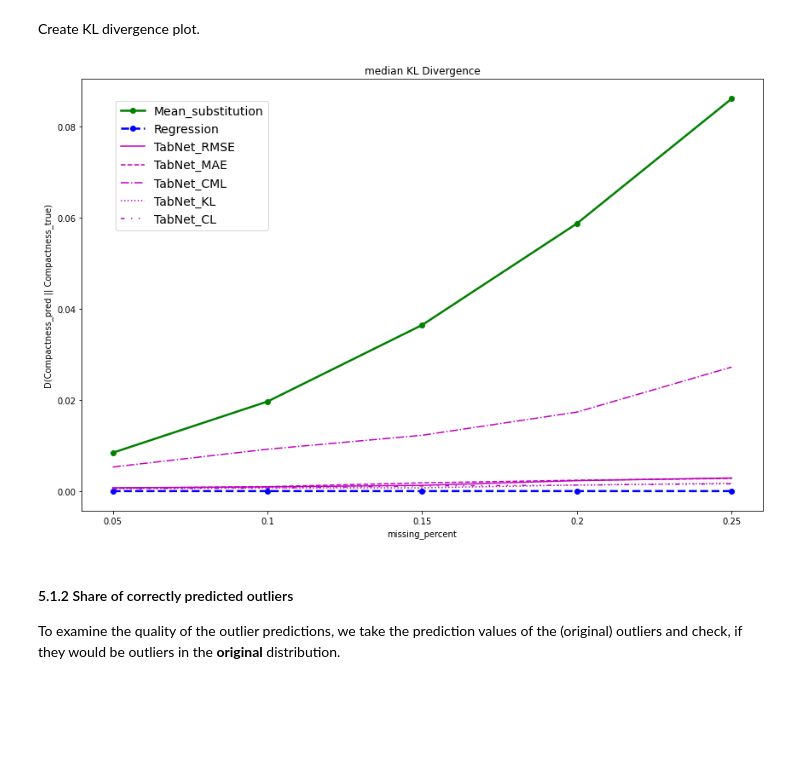
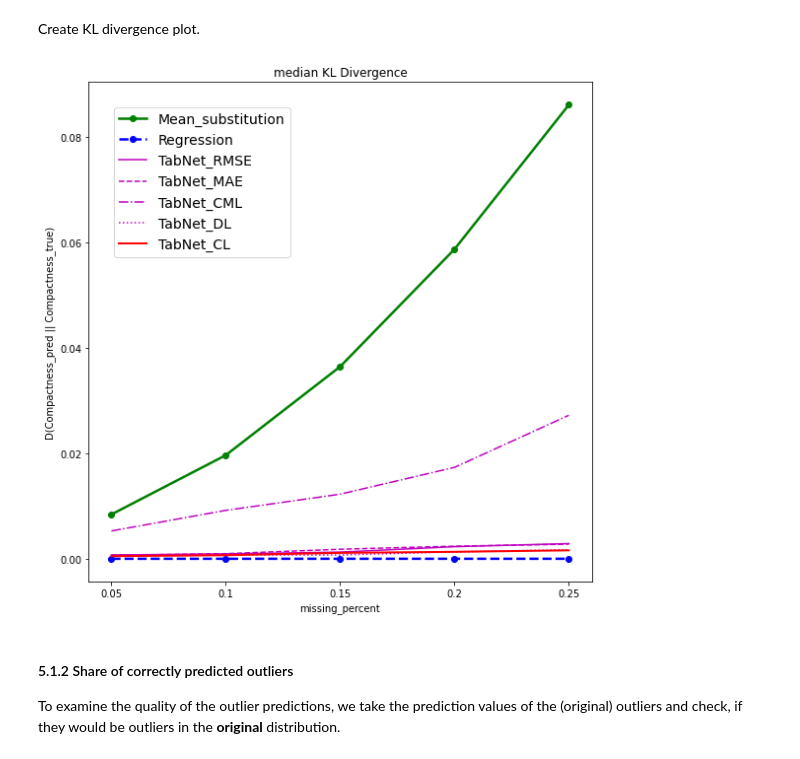
Before and after one commit to JulianH-LMU/BT_feature_learning, a Jupyter notebook: 05_Saved_Experiments/01_RQ1_Missing-percent/drybean_plots_combined/TabNet_feature_leanring_0.5.ipynb, the cells around one changed output. Saved outputs shown, nothing was run; the diff lists cells and outputs as text; code cells hidden in the pictures; blank space fills up the shorter version.

Commit message:
Presentation & Plot Update

```diff
--- a/05_Saved_Experiments/01_RQ1_Missing-percent/drybean_plots_combined/TabNet_feature_leanring_0.5.ipynb
+++ b/05_Saved_Experiments/01_RQ1_Missing-percent/drybean_plots_combined/TabNet_feature_leanring_0.5.ipynb
@@ -898,37 +898,37 @@ for loss in losses:
     data[loss]["Mean_substitution"] = {k: list(v.values()) for k,v in kl_divs[loss]["Mean_substitution"].items()}
     data[loss]["Regression"] = {k: list(v.values()) for k,v in kl_divs[loss]["Regression"].items()}
     data[loss]["TabNet"] = {k: list(v.values()) for k,v in kl_divs[loss]["TabNet"].items()}
 
-fig, ax = plt.subplots(figsize = (12,8))
+fig, ax = plt.subplots(figsize = (8,8))
 
 if variable_hyperparams:
     plt.axhline(y=[np.median(x) for x in data['rmse']["Mean_substitution"].values()], color='g', linestyle='-', linewidth=2.5)
     plt.axhline(y=[np.median(x) for x in data['rmse']["Regression"].values()], color='b', linestyle='--', linewidth=2.5)
 else:
     ax.errorbar(x = list(data['rmse']["Mean_substitution"].keys()), y = [np.median(x) for x in data['rmse']["Mean_substitution"].values()], linestyle='-', color = 'g', linewidth=2.5, fmt='o', capsize=10)
     ax.errorbar(x = list(data['rmse']["Regression"].keys()), y = [np.median(x) for x in data['rmse']["Regression"].values()],linestyle='--',  ecolor='b', color = 'b', linewidth=2.5, fmt='o', capsize=10)
 
 ax.errorbar(x = list(data['rmse']["TabNet"].keys()), y = [np.median(x) for x in data['rmse']["TabNet"].values()], linestyle='-', ecolor='m', color = 'm', linewidth=1.5, capsize=10)
 ax.errorbar(x = list(data['mae']["TabNet"].keys()), y = [np.median(x) for x in data['mae']["TabNet"].values()], linestyle='--', ecolor='m', color = 'm', linewidth=1.5, capsize=10)
 ax.errorbar(x = list(data['cml']["TabNet"].keys()), y = [np.median(x) for x in data['cml']["TabNet"].values()], linestyle='-.', ecolor='m', color = 'm', linewidth=1.5, capsize=10)
 ax.errorbar(x = list(data['kl']["TabNet"].keys()), y = [np.median(x) for x in data['kl']["TabNet"].values()], linestyle=':', ecolor='m', color = 'm', linewidth=1.5, capsize=10)
-ax.errorbar(x = list(data['cl']["TabNet"].keys()), y = [np.median(x) for x in data['cl']["TabNet"].values()], linestyle=(0, (3, 5, 1, 5, 1, 5)), ecolor='m', color = 'm', linewidth=1.5, capsize=10)
+ax.errorbar(x = list(data['cl']["TabNet"].keys()), y = [np.median(x) for x in data['cl']["TabNet"].values()], linestyle='-', ecolor='c', color = 'red', linewidth=2, capsize=10)
 
 
 
 
 plt.xlabel(f"{config['general']['experiment_variable']}")
 plt.ylabel(f"D({experiment_feature}_pred || {experiment_feature}_true)")
 plt.title("median KL Divergence")
-plt.legend(['Mean_substitution', 'Regression', 'TabNet_RMSE', 'TabNet_MAE', 'TabNet_CML', 'TabNet_KL', 'TabNet_CL'],fontsize=14, loc=(0.05, 0.65))
+plt.legend(['Mean_substitution', 'Regression', 'TabNet_RMSE', 'TabNet_MAE', 'TabNet_CML', 'TabNet_DL', 'TabNet_CL'],fontsize=14, loc=(0.05, 0.65))
 
 plt.tight_layout()
 
 if save_output:
     plt.savefig(os.path.join(plots_path, "5_kl_divergence.png"), **config["plots"])
     plt.show()
 # %% [output]
-[figure, old version]
+[figure, new version]
 # %% [markdown]
 #### 5.1.2 Share of correctly predicted outliers
 To examine the quality of the outlier predictions, we take the prediction values of the (original) outliers and check, if they would be outliers in the **original** distribution.
```
Also changed, not shown: parts of 3 cells of this notebook, 13 other files.
